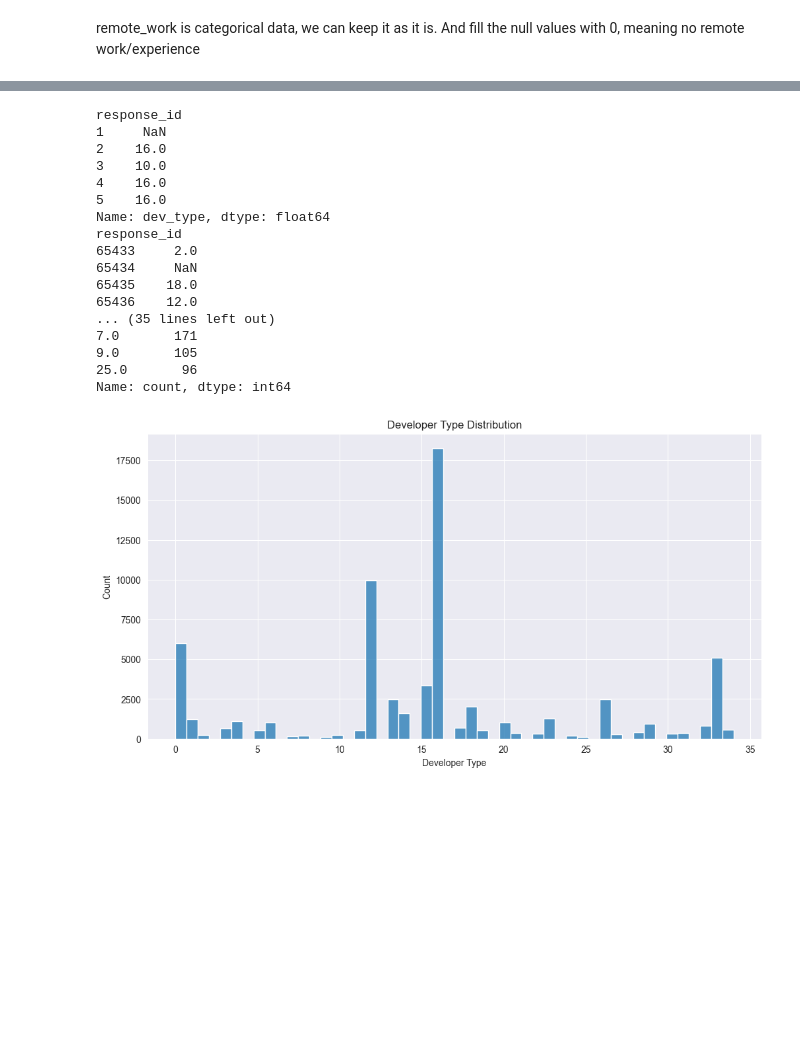
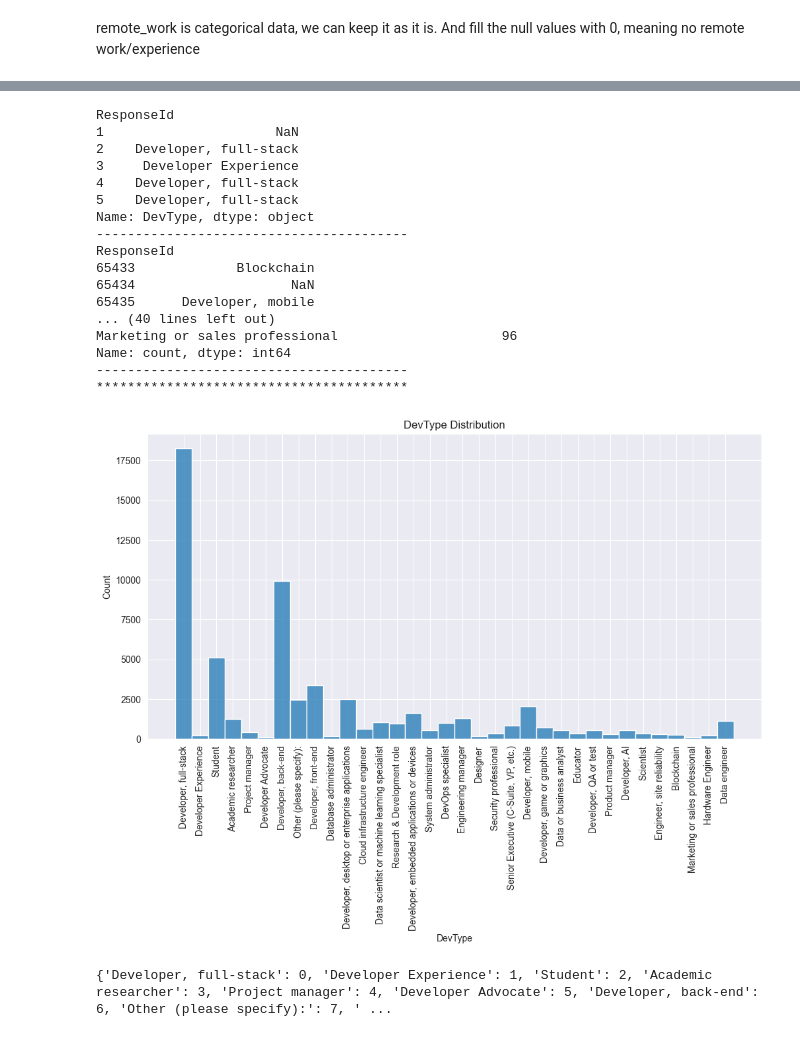
Before and after one commit to krsoy/AAU_Projects, a Jupyter notebook: m1_exam_oral.ipynb, the cells around one changed output, grey strips where cells are left out. Cells and saved outputs as stored; diff of their text form; code cells hidden in the pictures; blank space fills up the shorter version.

```diff
--- a/m1_exam_oral.ipynb
+++ b/m1_exam_oral.ipynb
@@ -230,11 +362,0 @@ KeyError: 'years_code'
-# %%
-
-# plot the years_code value distribution, filled the null values with -1
-year_code_origin = df['years_code'].copy()
-df['years_code'] = df['years_code'].fillna(-1)
-plt.figure(figsize=(12,6))
-sns.histplot(df['years_code'], bins=51, kde=False)
-plt.title('Years of Coding Experience Distribution')
-plt.xlabel('Years of Coding Experience')
-plt.ylabel('Count')
-plt.show()
@@ -245,14 +362,0 @@ plt.show()
-# %%
-print(df['years_code_pro'].head())
-print(df['years_code_pro'].tail())
-print(df['years_code_pro'].isnull().sum())
-print(df['years_code_pro'].value_counts())
-
-# ok, there are null values, and it seems categorical data
-years_code_pro_origin = df['years_code_pro'].copy()
-df['years_code_pro'] = df['years_code_pro'].fillna(-1)
-# plot the years_code_pro value distribution, filled the null values with -1
-plt.figure(figsize=(12,6))
-sns.histplot(df['years_code_pro'], bins=52, kde=False)
-plt.title('Years of Professional Coding Experience Distribution')
-plt.xlabel('Years of Professional Coding Experience')
@@ -279,35 +363,26 @@ Text(0.5, 0, 'Years of Professional Coding Experience')
 # %%
-print(df['dev_type'].head())
-print(df['dev_type'].tail())
-print(df['dev_type'].isnull().sum())
-print(df['dev_type'].value_counts())
-
-# fillna with 0
-df['dev_type'] = df['dev_type'].fillna(0)
-# plot the dev_type value distribution
-plt.figure(figsize=(12,6))
-sns.histplot(df['dev_type'], bins=50, kde=False)
-plt.title('Developer Type Distribution')
-plt.xlabel('Developer Type')
-plt.ylabel('Count')
-plt.show()
+basic_info("DevType")
+bin_distribution('DevType', bins=df['DevType'].nunique()+1,rotate=90)
+print(map_and_fill("DevType"))
+df['DevType'] = df['DevType'].fillna(-1)
 # %% [output]
-response_id
-1     NaN
-2    16.0
-3    10.0
-4    16.0
-5    16.0
-Name: dev_type, dtype: float64
-response_id
-65433     2.0
-65434     NaN
-65435    18.0
-65436    12.0
-... (35 lines left out)
-7.0       171
-9.0       105
-25.0       96
+ResponseId
+1                      NaN
+2    Developer, full-stack
+3     Developer Experience
+4    Developer, full-stack
+5    Developer, full-stack
+Name: DevType, dtype: object
+----------------------------------------
+ResponseId
+65433             Blockchain
+65434                    NaN
+65435      Developer, mobile
+... (40 lines left out)
+Marketing or sales professional                     96
 Name: count, dtype: int64
+----------------------------------------
+****************************************
-[figure, old version]
+[figure, new version]
+{'Developer, full-stack': 0, 'Developer Experience': 1, 'Student': 2, 'Academic researcher': 3, 'Project manager': 4, 'Developer Advocate': 5, 'Developer, back-end': 6, 'Other (please specify):': 7, ' ...
 # %%
```
Also changed, not shown: parts of 18 cells of this notebook.
